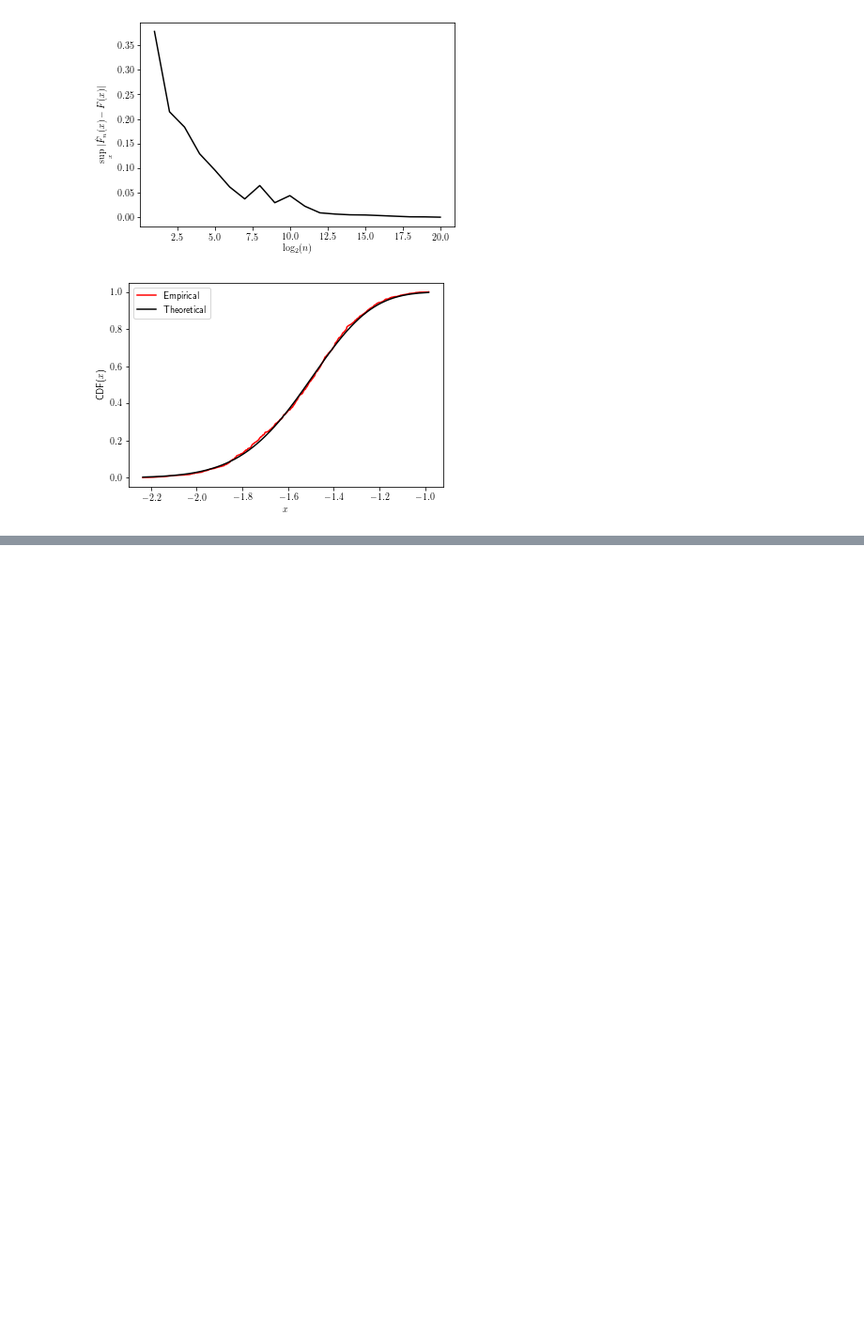
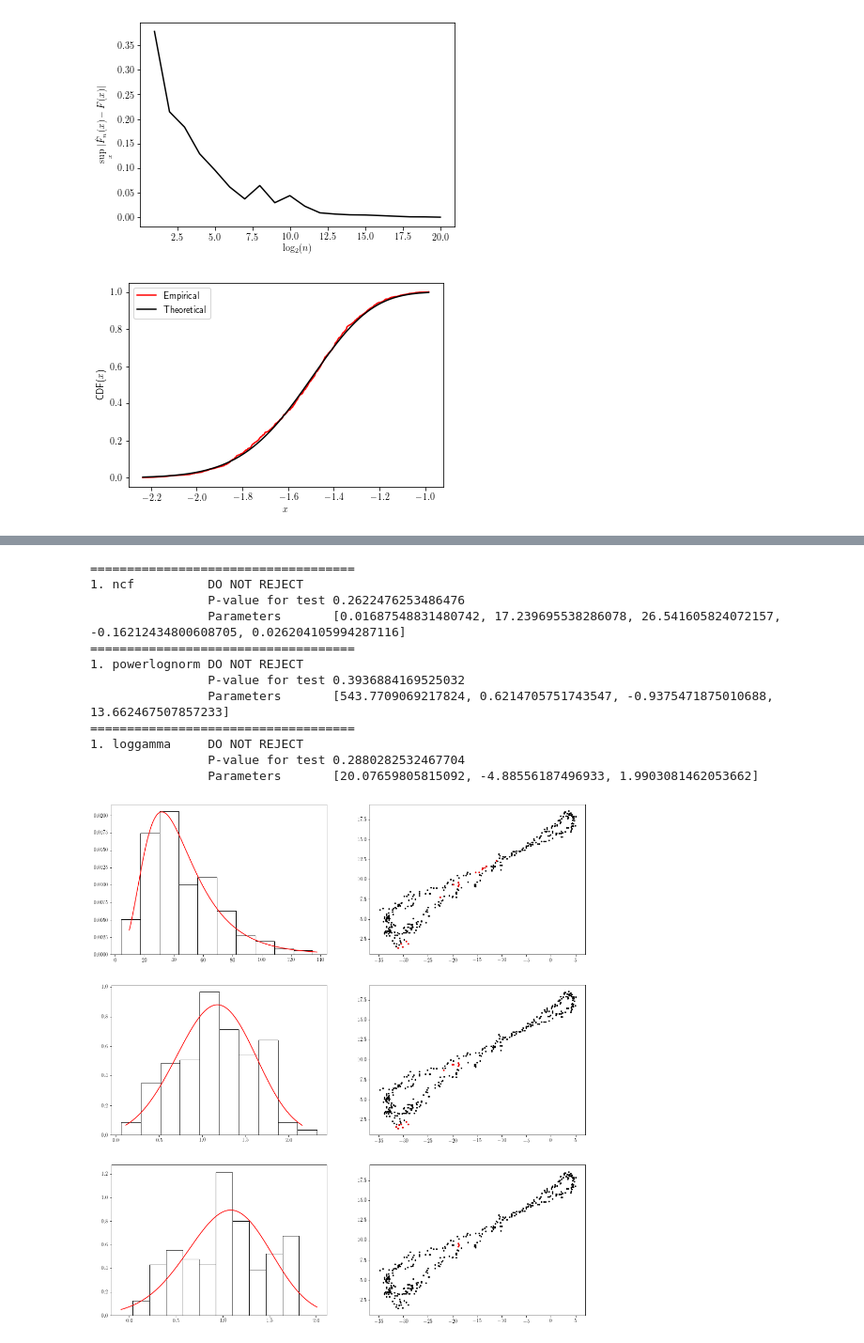
Before and after one commit to Daples/mathematical-engineering, a Jupyter notebook: 201/non-parametric-statistics/workshop-code.ipynb, the cells around one changed output, grey strips where cells are left out. Shown at 94% size. Saved outputs shown, nothing was run; the diff lists cells and outputs as text; code cells hidden in the pictures; blank space fills up the shorter version.

```diff
--- a/201/non-parametric-statistics/workshop-code.ipynb
+++ b/201/non-parametric-statistics/workshop-code.ipynb
@@ -272,0 +355,67 @@ array([], dtype=float64)
+# %%
+def corr_to_cov(data, correlation):
+    var = data.std(axis=1, ddof=1)
+    cov = np.zeros(correlation.shape)
+    for i in range(correlation.shape[0]):
+        for j in range(correlation.shape[1]):
+            cov[i, j] = correlation[i, j] * var[i] * var[j]
+    return cov
+
+def analysis_outliers(sample, dist1='chi2', dist2='genlogistic', dist3='genlogistic'):
+    _, ((ax1, ax2), (ax3, ax4), (ax5, ax6)) = plt.subplots(3, 2)
+    set_size(13, 14, ax1)
+    set_size(13, 14, ax2)
+    set_size(13, 14, ax3)
+    set_size(13, 14, ax4)
+    set_size(13, 14, ax5)
+    set_size(13, 14, ax6)
+
+    da = DataAnalysis()
+    ### Robust
+    # Median
+    medians = np.quantile(sample, 0.5, axis=1)
+
+    # Calculate Co-median
+    inv_com = np.zeros((medians.size, medians.size))
+    for i in range(sample.shape[0]):
+        for j in range(medians.size):
+            diff = np.multiply(sample[i, :] - medians[i], sample[j, :] - medians[j])
+            inv_com[i, j] = np.quantile(diff, 0.5)
+
+    inv_com = np.linalg.inv(inv_com / (sample.shape[1] - 1))
+    distance = mahal(sample, medians, inv_com, plot=True, ax=ax1, dist=dist1)
+    da.set_data(distance)
+    da.fitting_test(rank=1, show=True)
+    removed_outliers, outliers = remove_outliers(sample, distance, plot=True, ax=ax2, dist=dist1)
+
+    # Spearman
+    spearman = pd.DataFrame(sample.transpose()).corr(method="spearman").to_numpy()
+    cov_sp = corr_to_cov(sample, spearman)
+    distance = mahal(sample, medians, np.linalg.inv(cov_sp), plot=True, ax=ax3, dist=dist2)
+    da.set_data(distance)
+    da.fitting_test(rank=1, show=True)
+    removed_outliers, outliers = remove_outliers(sample, distance, plot=True, ax=ax4, dist=dist2)
+
+    # kendall
+    kendall = pd.DataFrame(sample.transpose()).corr(method="kendall").to_numpy()
+    cov_k = corr_to_cov(sample, kendall)
+    distance = mahal(sample, medians, np.linalg.inv(cov_k), plot=True, ax=ax5, dist=dist3)
+    da.set_data(distance)
+    da.fitting_test(rank=1, show=True)
+    removed_outliers, outliers = remove_outliers(sample, distance, plot=True, dist=dist3, ax=ax6)
+
+analysis_outliers(sample, dist1='ncf', dist2='powerlognorm', dist3='loggamma')
+# %% [output]
+====================================
+1. ncf          DO NOT REJECT
+                P-value for test 0.2622476253486476
+                Parameters       [0.01687548831480742, 17.239695538286078, 26.541605824072157, -0.16212434800608705, 0.026204105994287116]
+====================================
+1. powerlognorm DO NOT REJECT
+                P-value for test 0.3936884169525032
+                Parameters       [543.7709069217824, 0.6214705751743547, -0.9375471875010688, 13.662467507857233]
+====================================
+1. loggamma     DO NOT REJECT
+                P-value for test 0.2880282532467704
+                Parameters       [20.07659805815092, -4.88556187496933, 1.9903081462053662]
+[figure, added]
```
Also changed, not shown: parts of 10 cells of this notebook, 6 other files.
